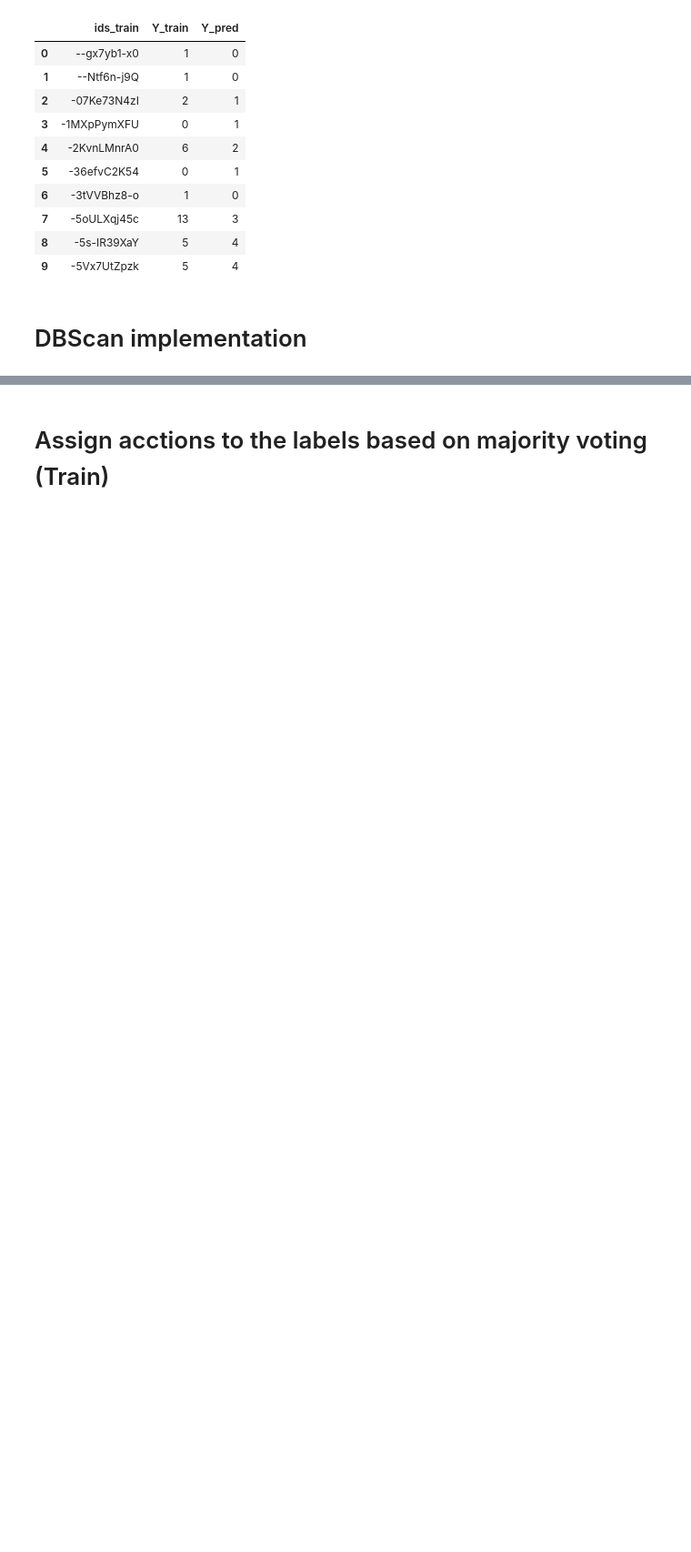
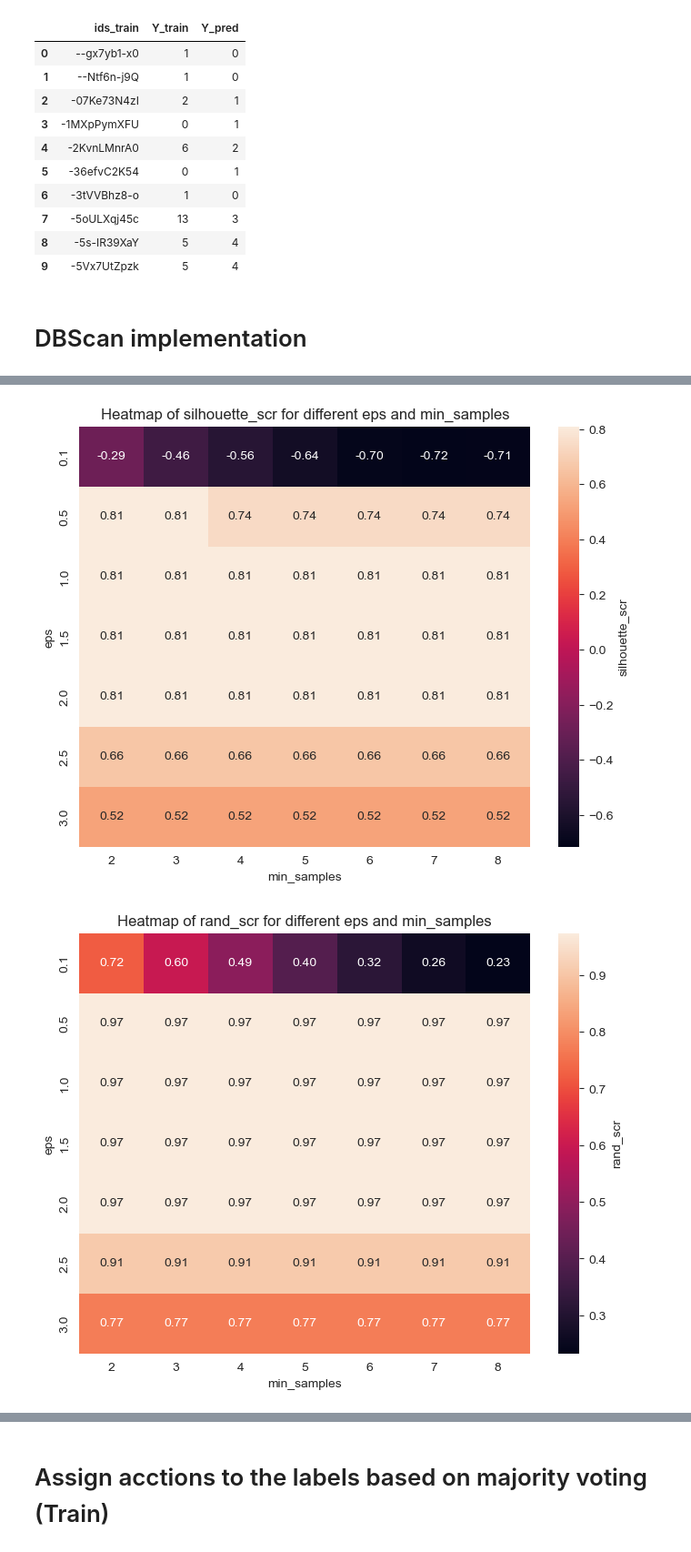
Before and after one commit to diegorandolp/MLProject3, a Jupyter notebook: DBScan.ipynb, the cells around one changed output, grey strips where cells are left out. Shown at 91% size. Saved outputs shown, nothing was run; the diff lists cells and outputs as text; code cells hidden in the pictures; blank space fills up the shorter version.

```diff
--- a/DBScan.ipynb
+++ b/DBScan.ipynb
@@ -229,10 +254,9 @@ print(np.unique(labels_dbscan_umap_train))
 def metrics_clustering(X, Y_true, Y_pred):
     silhouette_scr = silhouette_score(X, Y_pred)
     rand_scr = rand_score(Y_true, Y_pred)
-    mutual_info_scr = mutual_info_score(Y_true, Y_pred)
-    adjusted_mutual_info_scr = adjusted_mutual_info_score(Y_true, Y_pred)
-    return silhouette_scr, rand_scr, mutual_info_scr, adjusted_mutual_info_scr
+    adj_mutual_info_scr = adjusted_mutual_info_score(Y_true, Y_pred)
+    return silhouette_scr, rand_scr, adj_mutual_info_scr
 # %%
-silhouette_scr, rand_scr, mutual_info_scr, adjusted_mutual_info_scr = metrics_clustering(X_umap, Y_train, labels_dbscan_umap_train)
-print(silhouette_scr, rand_scr, mutual_info_scr, adjusted_mutual_info_scr)
+silhouette_scr, rand_scr, mutual_info_scr= metrics_clustering(X_umap, Y_train, labels_dbscan_umap_train)
+print(silhouette_scr, rand_scr, mutual_info_scr)
 # %% [output]
@@ -242,0 +267,16 @@ print(silhouette_scr, rand_scr, mutual_info_scr, adjusted_mutual_info_scr)
+# %%
+# Find the best parameters for DBScan
+def best_params_dbscan(X, Y_true, eps_values, min_samples_values):
+    metric_s = []
+    for eps_value in eps_values:
+        for min_samples_value in min_samples_values:
+            print(eps_value, min_samples_value)
+            dbscan = DBScan_custom(eps=eps_value, min_samples=min_samples_value).fit(X)
+            Y_pred = dbscan.labels_()
+            silhouette_scr, rand_scr, adj_mutual_info_scr = metrics_clustering(X, Y_true, Y_pred)
+            metric_s.append([eps_value, min_samples_value, silhouette_scr, rand_scr, adj_mutual_info_scr])
+    return metric_s
+# %%
+eps_values = [0.1, 0.5, 1, 1.5, 2, 2.5, 3]
+min_samples_values = [2, 3, 4, 5, 6, 7, 8]
+metrics_search = best_params_dbscan(X_umap, Y_train, eps_values, min_samples_values)
@@ -242,0 +301,15 @@ print(silhouette_scr, rand_scr, mutual_info_scr, adjusted_mutual_info_scr)
+# %%
+# graph the rsultas of the grid search
+df_metric_search = pd.DataFrame(metrics_search, columns=["eps", "min_samples", "silhouette_scr", "rand_scr", "adj_mutual_info_scr"])
+
+for metric in ["silhouette_scr", "rand_scr", "adj_mutual_info_scr"]:
+    heatmap_data = df_metric_search.pivot(index="eps", columns="min_samples", values=metric)
+    plt.figure(figsize=(8, 6))
+    sns.heatmap(heatmap_data, annot=True, fmt=".2f", cbar_kws={'label': metric})
+    plt.title(f"Heatmap of {metric} for different eps and min_samples")
+    plt.xlabel("min_samples")
+    plt.ylabel("eps")
+    plt.show()
+# %% [output]
+[figure, added]
+[figure, added]
```
Also changed, not shown: parts of 41 cells of this notebook, 5 other files.
